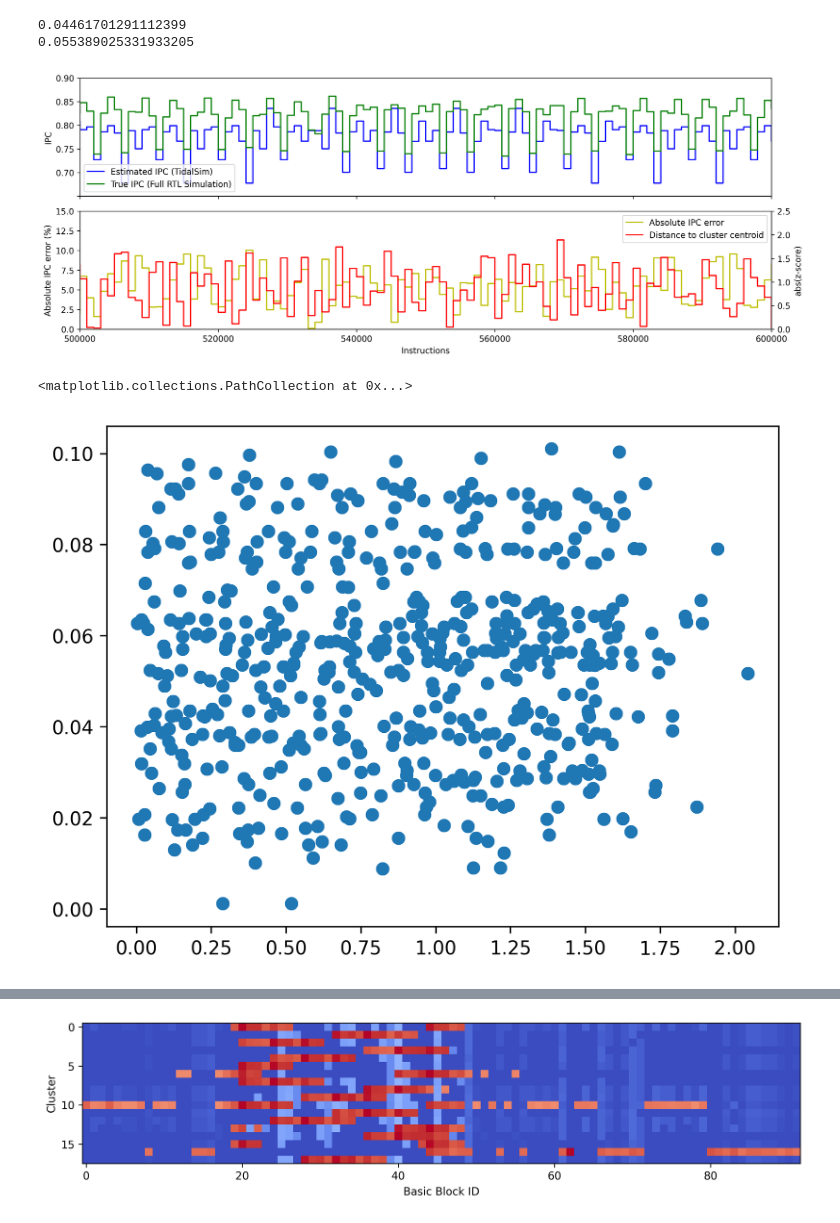
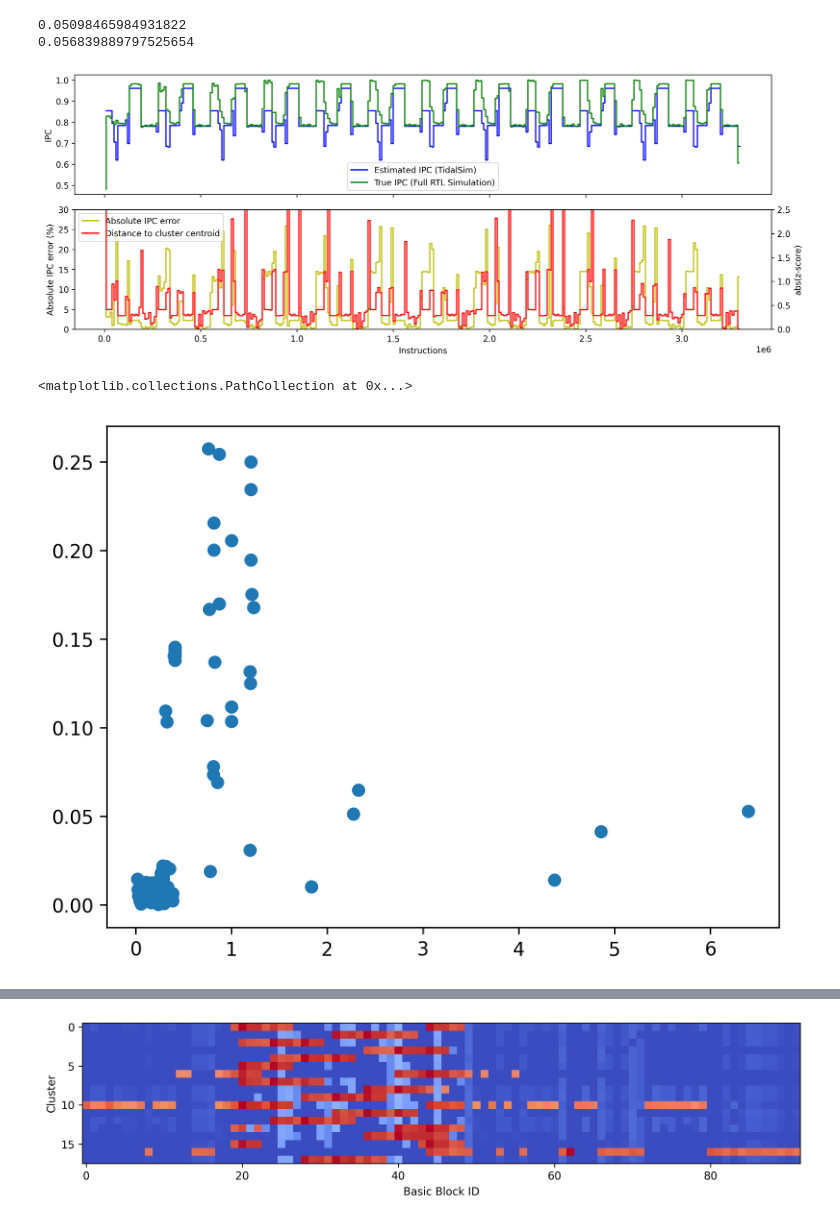
Before and after one commit to euphoric-hardware/tidalsim, a Jupyter notebook: notebooks/Plotting.ipynb, the cells around one changed output, grey strips where cells are left out. Saved outputs shown, nothing was run; the diff lists cells and outputs as text; code cells hidden in the pictures.

```diff
--- a/notebooks/Plotting.ipynb
+++ b/notebooks/Plotting.ipynb
@@ -24,10 +24,12 @@ def make_arrays_equal_size(arr1, arr2):
 def get_run_dir(binary: str) -> Path:
     return Path.cwd().parent / "runs" / binary
 
-interval_length = 1000
+interval_length = 10000
 clusters = 18
-run_dir = get_run_dir("aha-mont64-fb8c96bc") # TODO: Enter run_dir here
-estimated_perf, true_perf = tme.analyze_tidalsim_results(run_dir, interval_length, clusters, detailed_warmup_insts=100, elf=False)
+# run_dir = get_run_dir("aha-mont64-fb8c96bc")
+# run_dir = get_run_dir("crc32-5a0c5b8b")
+run_dir = get_run_dir("huffbench-c613d0e8")
+estimated_perf, true_perf = tme.analyze_tidalsim_results(run_dir, interval_length, clusters, detailed_warmup_insts=2000, elf=False)
 if true_perf is None:
     print("Golden performance results not available")
 # %%
@@ -39,46 +41,46 @@ if true_perf is not None:
     print(np.mean(ipc_abs_error_trace))
     # TODO: investigate why these numbers are different! They should be the same!
 # %% [output]
-0.04461701291112399
-0.055389025331933205
+0.05098465984931822
+0.056839889797525654
 # %%
 estimated_perf['z_dist_to_centroid'] = estimated_perf.groupby('cluster_id')['dist_to_centroid'].transform(lambda x: np.abs(scale(x)))
 # %%
 # https://stackoverflow.com/questions/37737538/merge-subplots-with-shared-x-axis
 # https://matplotlib.org/stable/gallery/spines/multiple_yaxis_with_spines.html
 
 fig, (ax1, ax2) = plt.subplots(2, 1, sharex=True, gridspec_kw=dict(height_ratios=[1,1]))
 ax3 = ax2.twinx()
 
 p1, = ax1.step(estimated_perf.inst_count, estimated_perf.est_ipc, "b", label="Estimated IPC (TidalSim)")
 if true_perf is not None:
     p2, = ax1.step(true_perf.inst_count, true_perf.ipc, "g", label="True IPC (Full RTL Simulation)")
     p3, = ax2.step(true_perf.inst_count, np.multiply(ipc_abs_error_trace, 100), 'y', label="Absolute IPC error")
 p4, = ax3.step(estimated_perf.inst_count, estimated_perf['z_dist_to_centroid'], 'r', label='Distance to cluster centroid')
-ax1.set_xlim([0.5e6, 0.6e6])
-ax1.set_ylim([0.65, 0.9])
-ax2.set_ylim([0, 15])
+#ax1.set_xlim([0.5e6, 2.0e6])
+#ax1.set_ylim([0.65, 0.9])
+ax2.set_ylim([0, 30])
 ax3.set_ylim([0, 2.5])
 ax2.set_xlabel('Instructions')
 ax1.set_ylabel('IPC')
 ax2.set_ylabel('Absolute IPC error (%)')
 ax3.set_ylabel('abs(z-score)')
 ax1.legend()
 ax2.legend(handles=[p3, p4] if true_perf is not None else [p4])
 # remove top-most tick label for the first subplot
 yticks = ax1.yaxis.get_major_ticks()
 yticks[0].label1.set_visible(False)
 plt.subplots_adjust(hspace=.0)
 fig.set_size_inches(13, 5)
 plt.tight_layout()
-plt.savefig('aha-mont64_results.svg')
+plt.savefig('huffbench_results.svg')
 # %% [output]
-[figure, old version]
+[figure, new version]
 # %%
 plt.scatter(estimated_perf['z_dist_to_centroid'][:len(ipc_abs_error_trace)][100:-100], ipc_abs_error_trace[100:-100])
 # %% [output]
 <matplotlib.collections.PathCollection at 0x...>
-[figure, old version]
+[figure, new version]
 # %%
 pca = PCA(n_components=2)
 matrix = np.vstack(estimated_perf['embedding'][100:-100])
```
Also changed, not shown: parts of 2 cells of this notebook, 5 other files.
